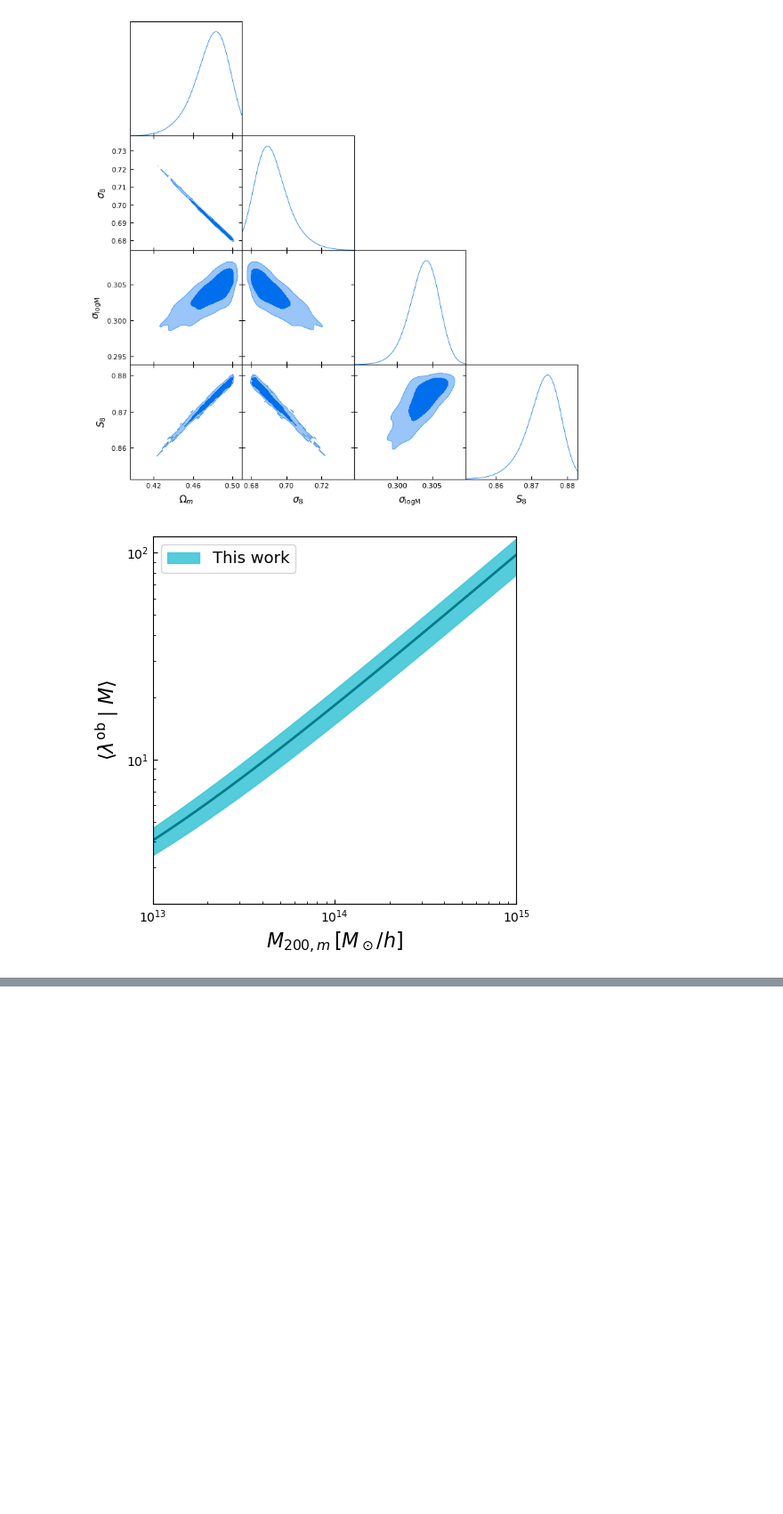
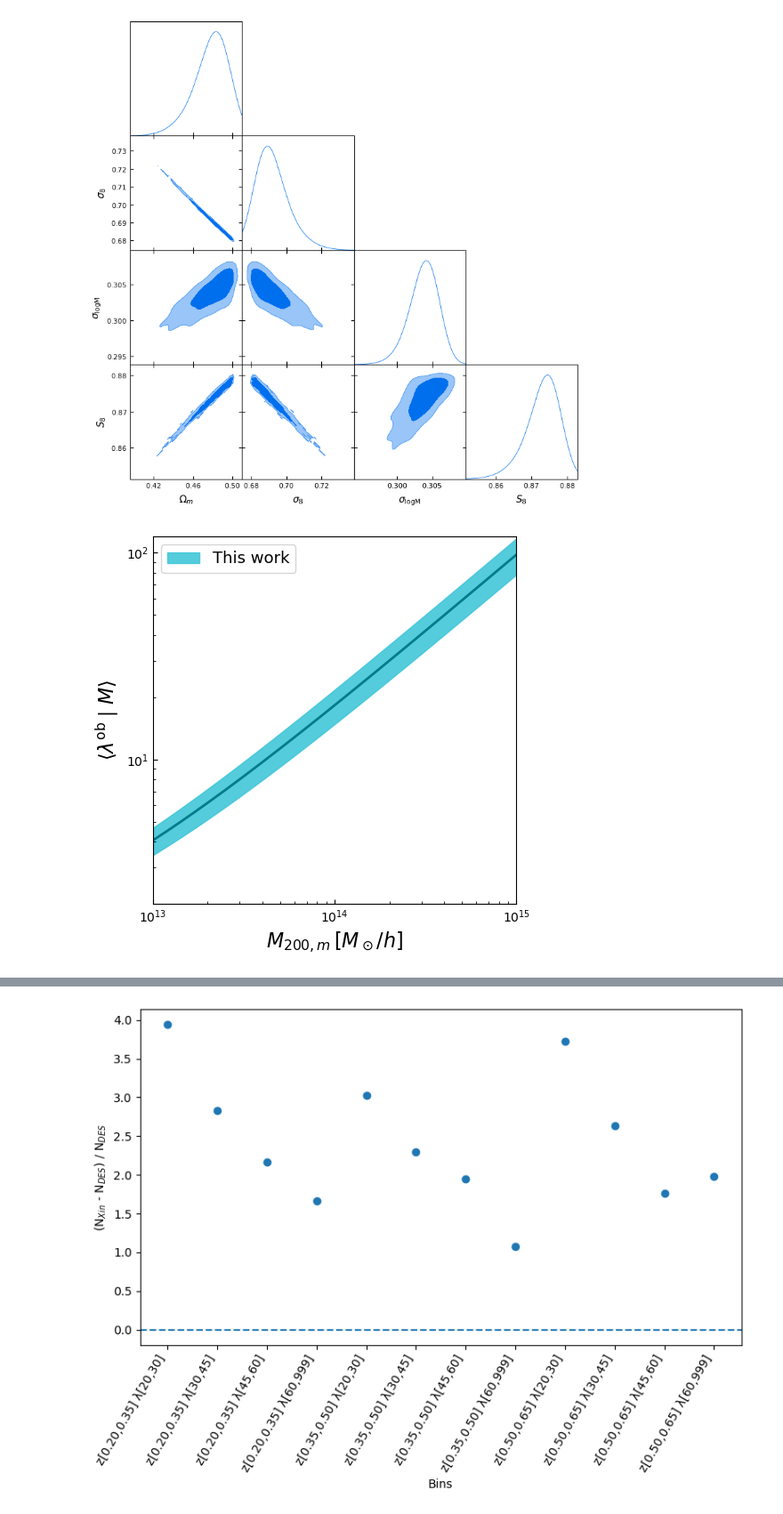
Before and after one commit to xtang126/cluster-catalog, a Jupyter notebook: notebooks/fitting_results.ipynb, the cells around one changed output, grey strips where cells are left out. Shown at 89% size. Drawn from its saved outputs; the diff is of its cells as text; code cells hidden in the pictures; blank space fills up the shorter version.

```diff
--- a/notebooks/fitting_results.ipynb
+++ b/notebooks/fitting_results.ipynb
@@ -497,0 +659,56 @@ plt.show()
+# %%
+import pandas as pd
+import matplotlib.pyplot as plt
+
+# ---------- Load Xin mock ----------
+df_xin = pd.read_csv(
+    "../data/mock_y1abundance_fid018_085.txt",
+    sep=r"\s+",
+    comment="#",
+    header=None
+)
+
+df_xin.columns = ["z_min", "z_max", "lambda_min", "lambda_max", "N_xin"]
+
+# ---------- Load DES ----------
+df_des = pd.read_csv(
+    "../data/desy1_abundance_data.txt",
+    sep=r"\s+",
+    comment="#",
+    header=None
+)
+
+df_des.columns = ["z_min", "z_max", "lambda_min", "lambda_max", "N_des"]
+
+# ---------- Merge ----------
+df = pd.merge(
+    df_xin,
+    df_des,
+    on=["z_min", "z_max", "lambda_min", "lambda_max"]
+)
+
+# ---------- Fractional difference ----------
+df["frac_diff"] = (df["N_xin"] - df["N_des"]) / df["N_des"]
+
+# ---------- Create a bin label (for plotting) ----------
+df["bin"] = df.apply(
+    lambda r: f"z[{r.z_min:.2f},{r.z_max:.2f}] λ[{int(r.lambda_min)},{int(r.lambda_max)}]",
+    axis=1
+)
+
+# ---------- Plot ----------
+plt.figure(figsize=(8,6))
+
+plt.scatter(range(len(df)), df["frac_diff"])
+
+plt.axhline(0, linestyle="--")
+
+plt.xticks(range(len(df)), df["bin"], rotation=60, ha="right")
+
+plt.ylabel(r"(N$_{Xin}$ - N$_{DES}$) / N$_{DES}$")
+plt.xlabel("Bins")
+
+plt.tight_layout()
+plt.show()
+# %% [output]
+[figure, added]
```
Also changed, not shown: parts of 7 cells of this notebook, 5 other files.
